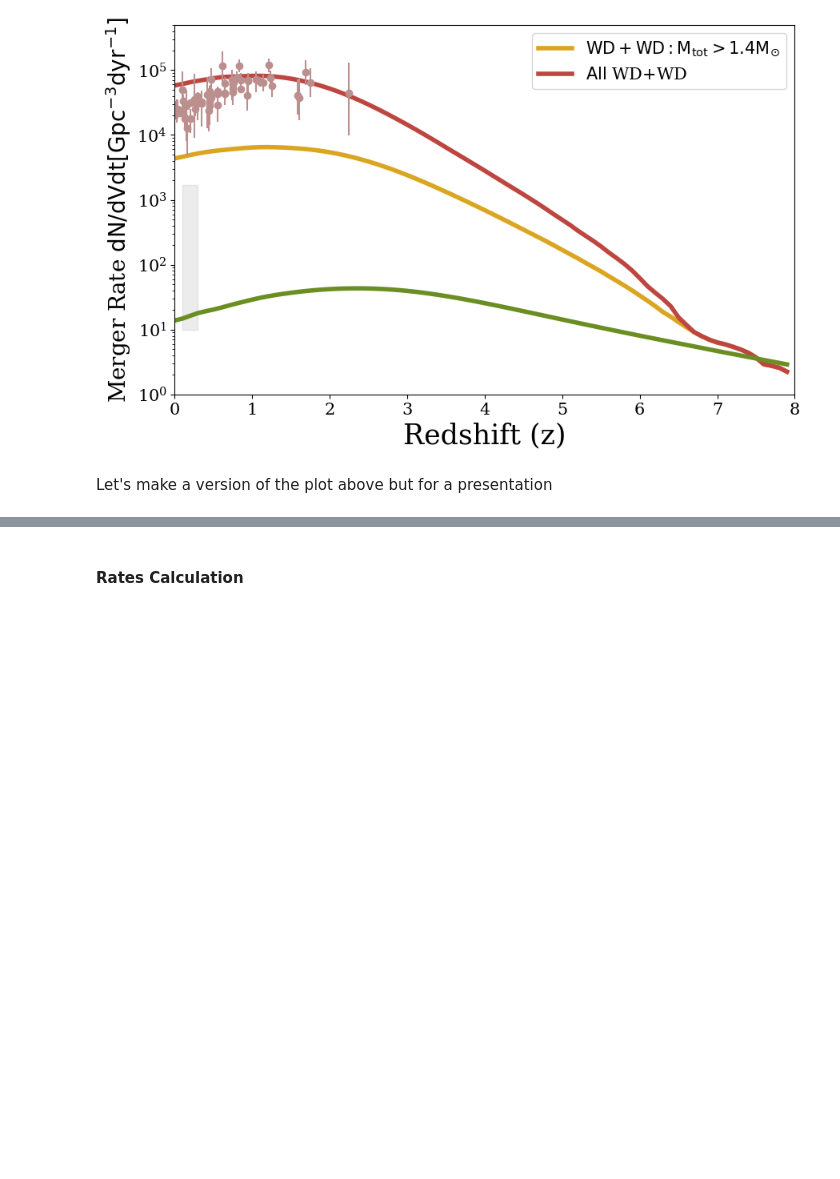
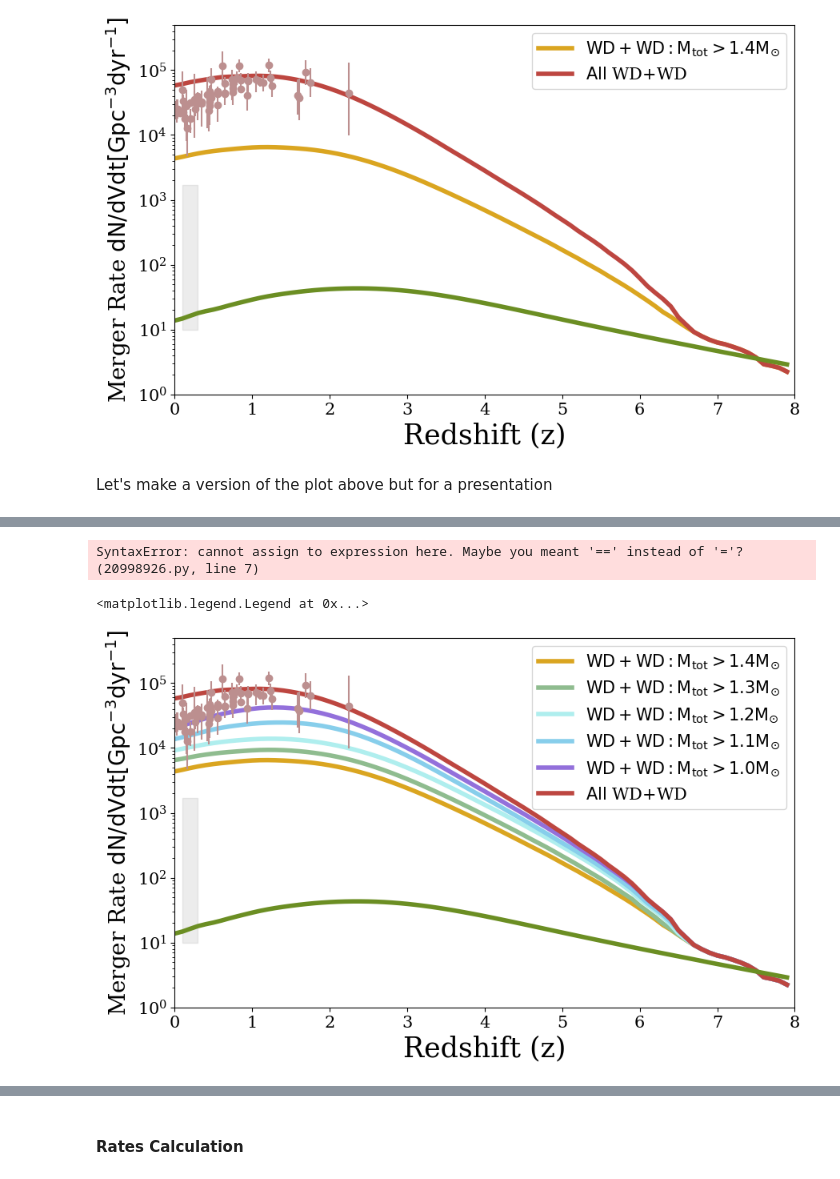
Before and after one commit to melanie-santiago26/research_work, a Jupyter notebook: making_figures/rates_analysis.ipynb, the cells around one changed output, grey strips where cells are left out. Cells and saved outputs as stored; diff of their text form; code cells hidden in the pictures; blank space fills up the shorter version.

Commit message:
adding more mass regimes in rates plot

```diff
--- a/making_figures/rates_analysis.ipynb
+++ b/making_figures/rates_analysis.ipynb
@@ -663,0 +666,27 @@ plt.legend(fontsize=15)
+# %%
+# selecting different slices for M_tot
+# mtot>1.3
+tot_mass_13_bool = merging_all_COWD['Mass(1)'] + merging_all_COWD['Mass(2)'] > 1.3 # making the bool
+merging_all_COWD_mass_13 = merging_all_COWD[tot_mass_13_bool] # using the bool to slice the data
+
+# mtot>1.2
+tot_mass_12_bool = merging_all_COWD['Mass(1)'] + merging_all_COWD['Mass(2)'] > 1.2
+merging_all_COWD_mass_12 = merging_all_COWD[tot_mass_12_bool]
+
+# mtot>1.1
+tot_mass_11_bool = merging_all_COWD['Mass(1)'] + merging_all_COWD['Mass(2)'] > 1.1
+merging_all_COWD_mass_11 = merging_all_COWD[tot_mass_11_bool]
+
+# mtot>1.0
+tot_mass_10_bool = merging_all_COWD['Mass(1)'] + merging_all_COWD['Mass(2)'] > 1.0
+merging_all_COWD_mass_10 = merging_all_COWD[tot_mass_10_bool]
+# %%
+# let's get where M_tot > certain masses via loops
+mass_cuts = np.array([1.3,1.2,1.1,1.0])
+labels = [13,12,11,10]
+for mass in mass_cuts:
+    for label in labels:
+        tot_mass_bool = merging_all_COWD['Mass(1)'] + merging_all_COWD['Mass(2)'] > mass # making the bool
+        merging_all_COWD_mass+str(label) = merging_all_COWD[tot_mass_bool] # selecting for th especific mass regime
+# %% [output]
+SyntaxError: cannot assign to expression here. Maybe you meant '==' instead of '='? (20998926.py, line 7)
@@ -663,0 +738,52 @@ plt.legend(fontsize=15)
+# %%
+# let's plot the merger rates over redshift
+
+plt.figure(figsize=(10,6))
+## COMPAS model
+#mass slices
+plt.plot(redshifts[()],chandra_merger_rate,linewidth=4,color='goldenrod',label=r'$\mathrm{WD+WD: M_{tot} > 1.4 M_{\odot}}$')
+plt.plot(redshifts[()],chandra_merger_rate_13,linewidth=4,color='darkseagreen',label=r'$\mathrm{WD+WD: M_{tot} > 1.3 M_{\odot}}$')
+plt.plot(redshifts[()],chandra_merger_rate_12,linewidth=4,color='paleturquoise',label=r'$\mathrm{WD+WD: M_{tot} > 1.2 M_{\odot}}$')
+plt.plot(redshifts[()],chandra_merger_rate_11,linewidth=4,color='skyblue',label=r'$\mathrm{WD+WD: M_{tot} > 1.1 M_{\odot}}$')
+plt.plot(redshifts[()],chandra_merger_rate_10,linewidth=4,color='mediumpurple',label=r'$\mathrm{WD+WD: M_{tot} > 1.0 M_{\odot}}$')
+
+plt.plot(redshifts[()],total_merger_rate,linewidth=4,color='#BD4640',label=r'$\mathrm{All}$ WD+WD')
+## COMPAS model version v03.35.03
+total_merger_rate_NS_version = np.sum(rates_info_NS['merger_rate'], axis=0)
+redshifts_NS = rates_info_NS['redshifts']
+
+plt.plot(redshifts_NS[()],total_merger_rate_NS_version,linewidth=4,color='olivedrab')#,label=r'$\mathrm{BNS}$')
+
+## Briel et al. 2020
+# plt.plot(redshifts_briel,converted_rates_briel,'.',color='lavender',label='Briel 2020')
+plt.errorbar(redshifts_briel,converted_rates_briel,yerr=y_error,fmt='o', color = 'rosybrown')#,label='Briel et al. 2022')
+
+## LVK BNS rate
+plt.fill_between([0.1,0.3],
+                10,
+                1700,
+                alpha=0.15,
+                color="grey")#,label=r'LVK BNS Rate $\mathrm{z=0.2}$')
+
+
+# let's add a line to add important events that have happened
+## peak of star formation?
+# plt.axvline(3, color='#c7c9a9', linestyle='--', linewidth=2,label='Peak of Star Formation - TNG100')
+
+
+## axis
+plt.xlim(0,8)
+plt.ylim(10**0,5*10**5)
+plt.yscale('log')
+plt.ylabel(r"Merger Rate $\mathrm{dN/dVdt}$$\mathrm{[Gpc^{-3}dyr^{-1}}]$",fontsize=20)
+plt.xlabel(r"Redshift (z)",fontsize=25)
+plt.xticks(fontsize=15)
+plt.yticks(fontsize=15)
+# plt.title(r"Binary White Dwarf (WD+WD) Merger Rate Distirbution")
+plt.legend(fontsize=15)
+
+## save figure:
+#plt.savefig("redshifts_rates_WD_NS.pdf",bbox_inches='tight',pad_inches=0.1)
+# %% [output]
+<matplotlib.legend.Legend at 0x...>
+[figure, added]
```
Also changed, not shown: parts of 6 cells of this notebook.
